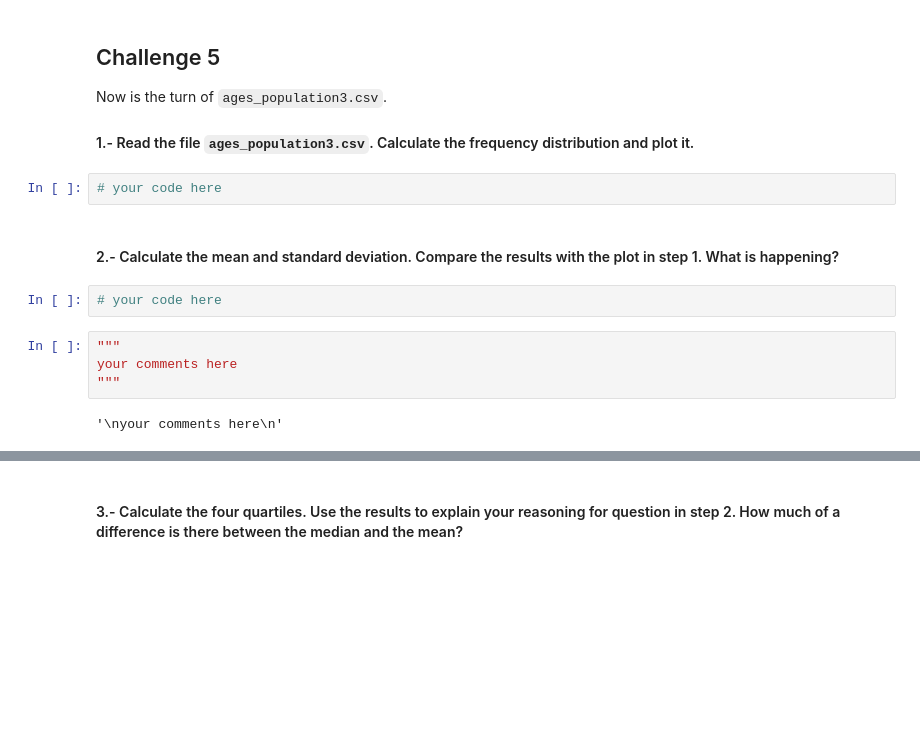
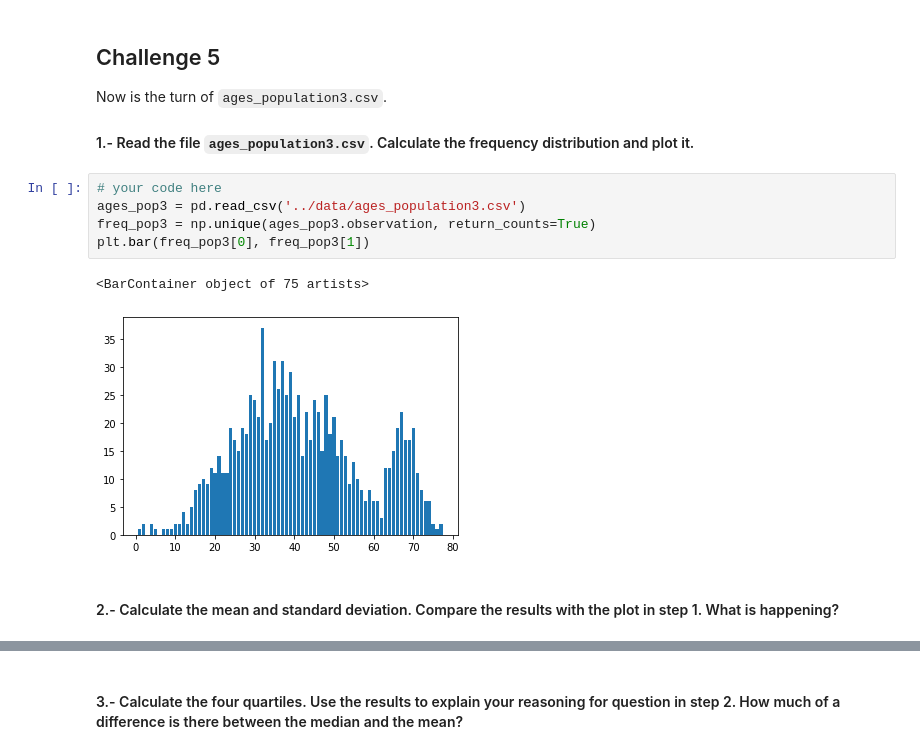
Before and after one commit to ta-data-bcn/descriptive-stats, a Jupyter notebook: your-code/main.ipynb, the cells around one changed output, grey strips where cells are left out. Drawn from its saved outputs; the diff is of its cells as text; blank space fills up the shorter version.

```diff
--- a/your-code/main.ipynb
+++ b/your-code/main.ipynb
@@ -228,15 +250,13 @@ your comments here
 Now is the turn of `ages_population3.csv`.
 
 #### 1.- Read the file `ages_population3.csv`. Calculate the frequency distribution and plot it.
-# %%
-# your code here
+# %%
+# your code here
+ages_pop3 = pd.read_csv('../data/ages_population3.csv')
+freq_pop3 = np.unique(ages_pop3.observation, return_counts=True)
+plt.bar(freq_pop3[0], freq_pop3[1])
+# %% [output]
+<BarContainer object of 75 artists>
+[figure, added]
 # %% [markdown]
 #### 2.- Calculate the mean and standard deviation. Compare the results with the plot in step 1. What is happening?
-# %%
-# your code here
-# %%
-"""
-your comments here
-"""
-# %% [output]
-'\nyour comments here\n'
```
Also changed, not shown: parts of 35 cells of this notebook.
